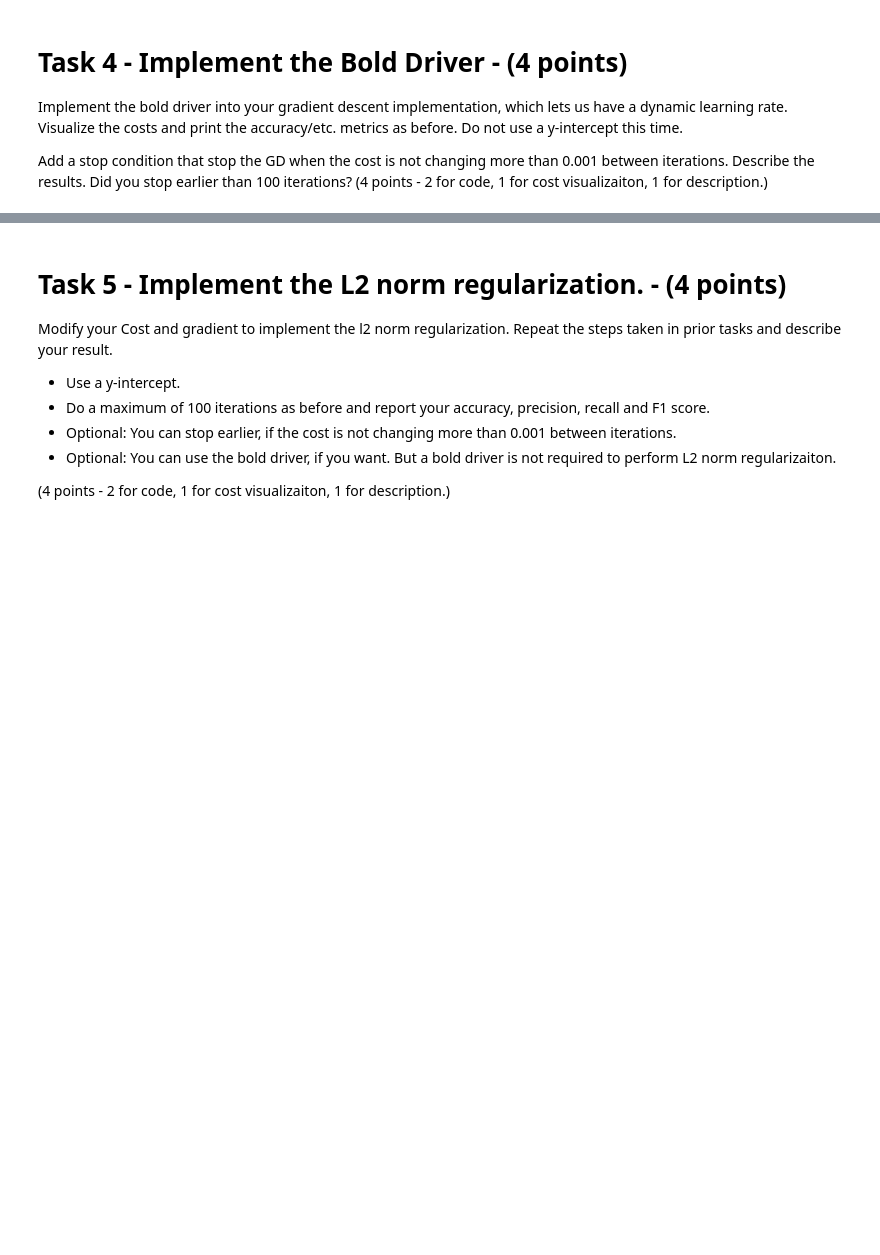
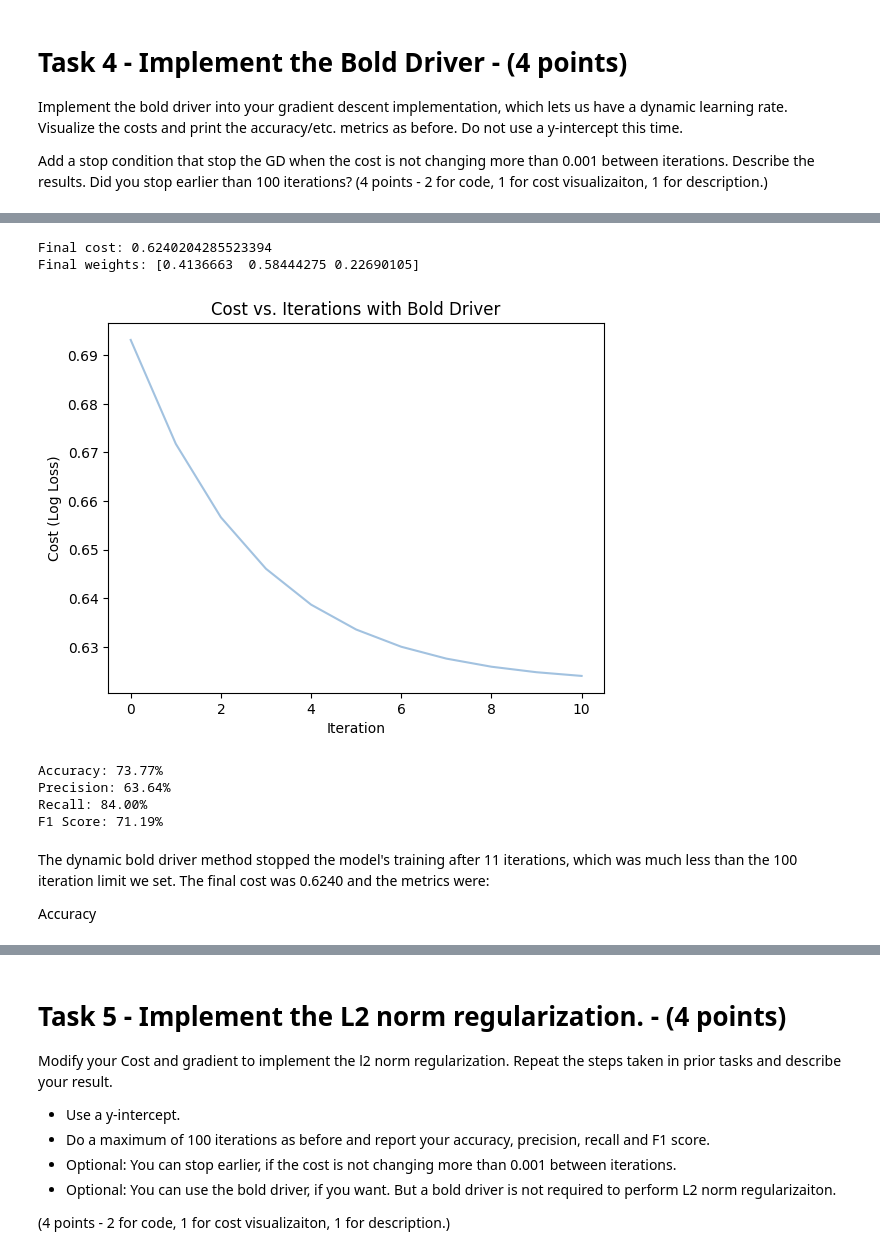
Before and after one commit to jack-mayberry/CS329E-Data-Analytics, a Jupyter notebook: Assignment 6/329e_HW06.ipynb, the cells around one changed output, grey strips where cells are left out. Drawn from its saved outputs; the diff is of its cells as text; code cells hidden in the pictures; blank space fills up the shorter version.

```diff
--- a/Assignment 6/329e_HW06.ipynb
+++ b/Assignment 6/329e_HW06.ipynb
@@ -253,0 +436,35 @@ Describe the results. Did you stop earlier than 100 iterations?
+# %%
+# Add your code Here!
+# make copy of the old X_train and X_test for this task
+X_train_bold = X_train.copy()
+X_test_bold = X_test.copy()
+# %%
+# running gradient descent with bold driver
+num_iters = 100
+stop_thresh = 0.001
+
+weights = np.zeros(X_train_bold.shape[1])
+learning_rate = 0.8
+cost_list = []
+
+num_iter = 1
+for i in range(max_iters):
+
+    cost = cost_function(X_train_bold, y_train, weights)
+    cost_list.append(cost)
+    print(f'Cost for iteration {num_iter}: {cost}')
+
+    # check if cost changed, adjust learning rate
+    if i > 0:
+        cost_change = abs(cost_list[i] - cost_list[i - 1])
+
+        if cost_change < stop_thresh: # change is insignificant, stop early
+            print(f'Stop at iteration {i + 1}')
+            break
+        elif cost < cost_list[i-1]: # cost improved, increase learning_rate
+            learning_rate *= 1.05
+        else: # cost got worse, halve the learning rate
+            learning_rate /= 2
+
+    grad = gradient(X_train_bold, y_train, weights)
+    weights = weights - learning_rate * grad
@@ -253,0 +484,44 @@ Describe the results. Did you stop earlier than 100 iterations?
+# %%
+print('Final cost:', cost_list[-1])
+print('Final weights:', weights)
+# %% [output]
+Final cost: 0.6240204285523394
+Final weights: [0.4136663  0.58444275 0.22690105]
+# %%
+# plot vs. iters
+plt.plot(np.arange(len(cost_list)), cost_list, color="#A2C2E0")
+plt.title('Cost vs. Iterations with Bold Driver')
+plt.xlabel('Iteration')
+plt.ylabel('Cost (Log Loss)')
+plt.show()
+# %% [output]
+[figure, added]
+# %%
+y_pred_bold = predict(weights, X_test_bold)
+
+# TP, TN, FP, FN
+# add up counts for each case
+TP = np.sum((y_pred_bold == 1) & (y_test == 1))
+TN = np.sum((y_pred_bold == 0) & (y_test == 0))
+FP = np.sum((y_pred_bold == 1) & (y_test == 0))
+FN = np.sum((y_pred_bold == 0) & (y_test == 1))
+
+accuracy = (TP + TN) / (TP + TN + FP + FN) # correct predictions / all predictions
+precision = TP / (TP + FP)
+recall = TP / (TP + FN)
+f1 = 2 * (precision * recall) / (precision + recall)
+
+# resulting metrics
+print(f"Accuracy: {accuracy:.2%}")
+print(f"Precision: {precision:.2%}")
+print(f"Recall: {recall:.2%}")
+print(f"F1 Score: {f1_score:.2%}")
+# %% [output]
+Accuracy: 73.77%
+Precision: 63.64%
+Recall: 84.00%
+F1 Score: 71.19%
+# %% [markdown]
+The dynamic bold driver method stopped the model's training after 11 iterations, which was much less than the 100 iteration limit we set. The final cost was 0.6240 and the metrics were:
+
+Accuracy
```
Also changed, not shown: parts of 33 cells of this notebook.
